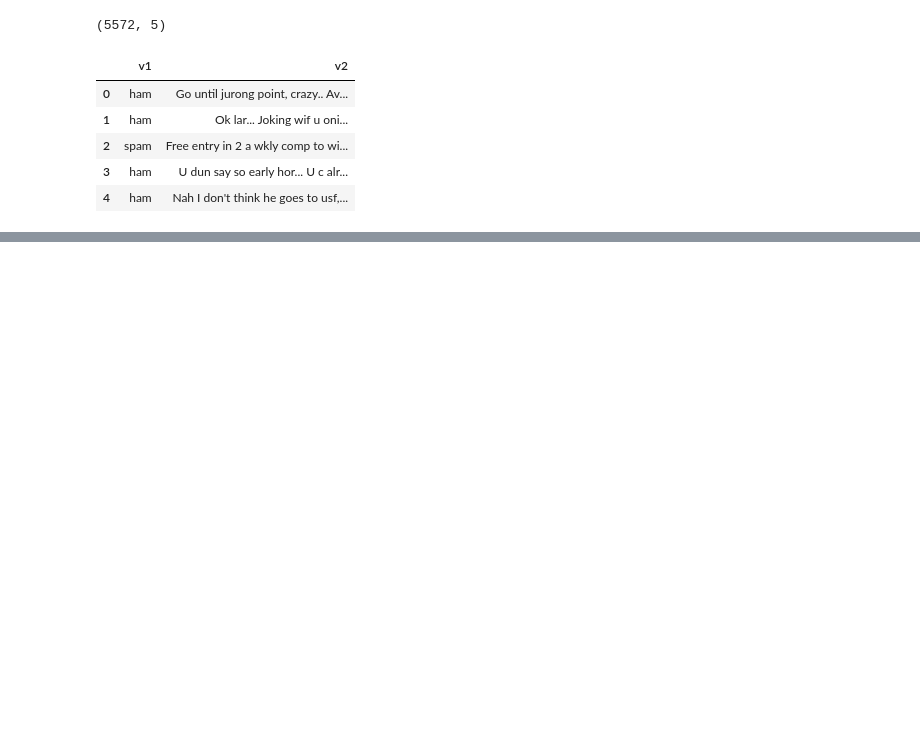
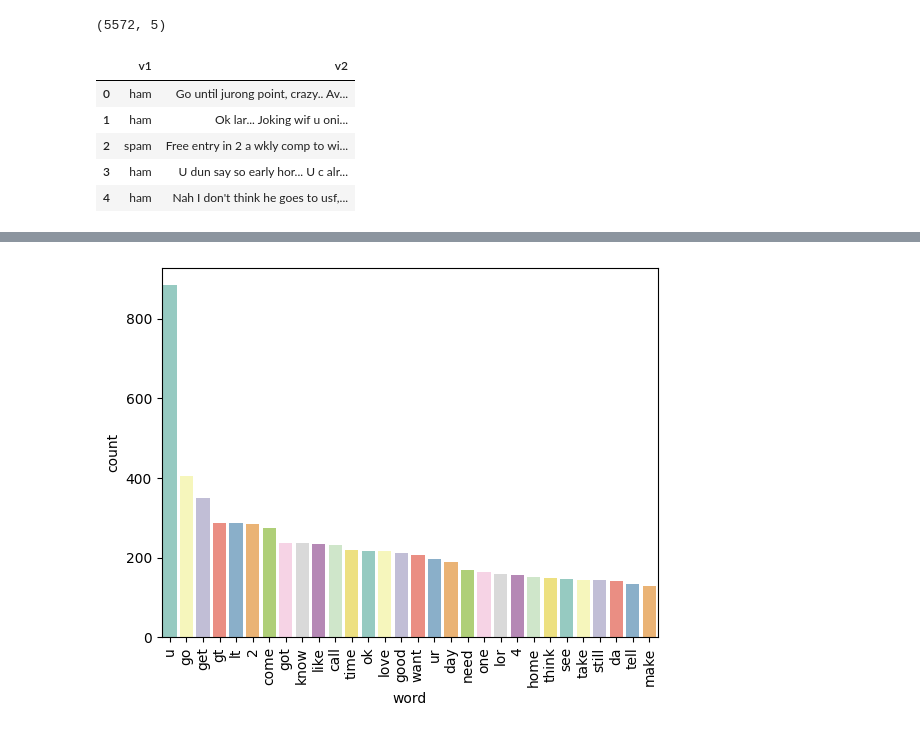
Before and after one commit to MuhammadHassanminhas/Spam-Ham-Classification, a Jupyter notebook: Code/main.ipynb, the cells around one changed output, grey strips where cells are left out. Drawn from its saved outputs; the diff is of its cells as text; code cells hidden in the pictures; blank space fills up the shorter version.

```diff
--- a/Code/main.ipynb
+++ b/Code/main.ipynb
@@ -95,0 +318,5 @@ data.duplicated().sum()
+# %%
+ham_words = []
+for words in  data[data['target'] == 0 ]['processed_text'].tolist():
+    for msg in words.split():
+        ham_words.append(msg)
@@ -95,0 +343,10 @@ data.duplicated().sum()
+# %%
+ham_counts = pd.DataFrame(Counter(ham_words).most_common(30), columns=['word', 'count'])
+palette = sns.color_palette("Set3", n_colors=len(ham_counts))  # Adjust n_colors for the number of words
+
+# Create the bar plot
+sns.barplot(x='word', y='count', hue='word', data=ham_counts, palette=palette, legend=False)
+plt.xticks(rotation='vertical')
+plt.show()
+# %% [output]
+[figure, added]
```
Also changed, not shown: parts of 30 cells of this notebook.
